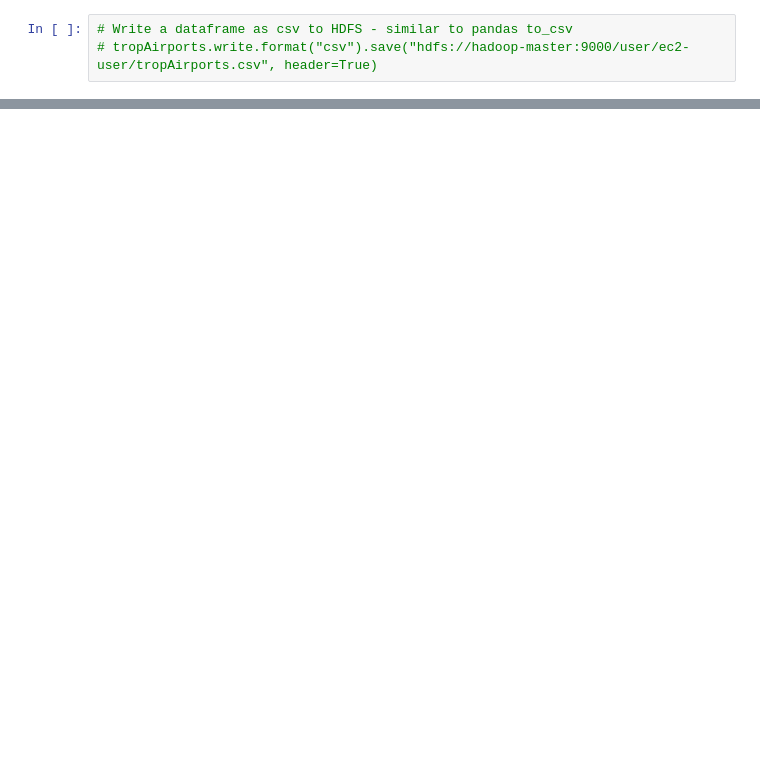
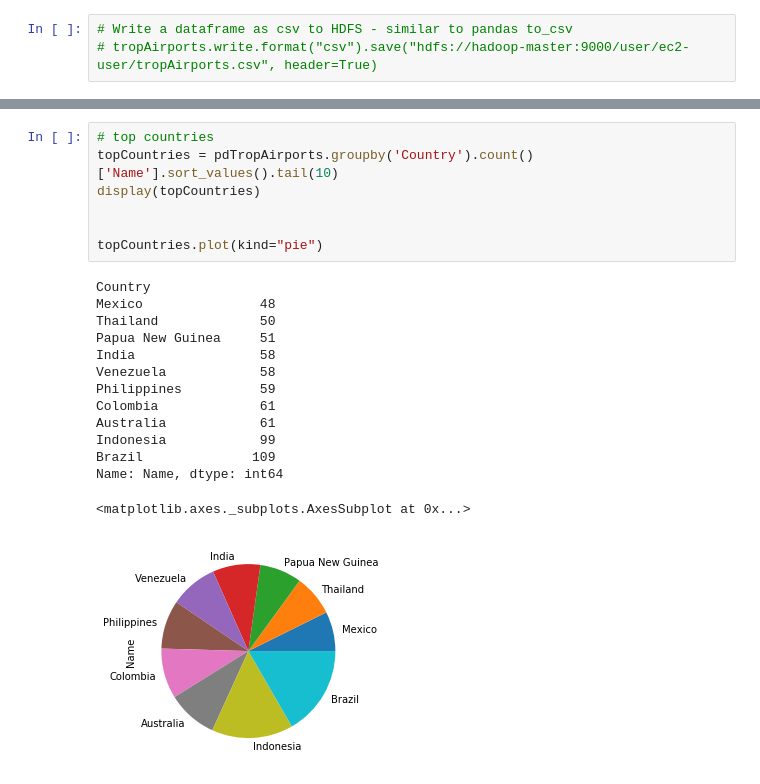
Before and after one commit to fcallaly/spark-intro-examples, a Jupyter notebook: 02_PySpark_DataFrame.ipynb, the cells around one changed output, grey strips where cells are left out. Drawn from its saved outputs; the diff is of its cells as text; blank space fills up the shorter version.

```diff
--- a/02_PySpark_DataFrame.ipynb
+++ b/02_PySpark_DataFrame.ipynb
@@ -139,0 +162,22 @@ display(pdTropAirports)
+# %%
+# top countries
+topCountries = pdTropAirports.groupby('Country').count()['Name'].sort_values().tail(10)
+display(topCountries)
+
+
+topCountries.plot(kind="pie")
+# %% [output]
+Country
+Mexico               48
+Thailand             50
+Papua New Guinea     51
+India                58
+Venezuela            58
+Philippines          59
+Colombia             61
+Australia            61
+Indonesia            99
+Brazil              109
+Name: Name, dtype: int64
+<matplotlib.axes._subplots.AxesSubplot at 0x...>
+[figure, added]
```
Also changed, not shown: parts of 13 cells of this notebook, 1 other file.
